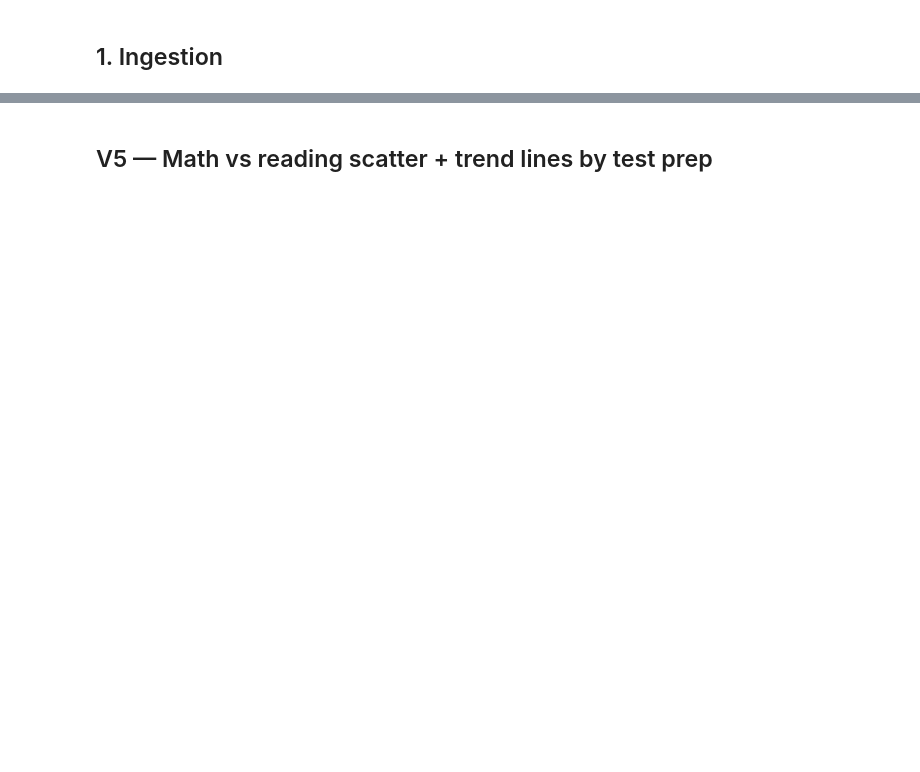
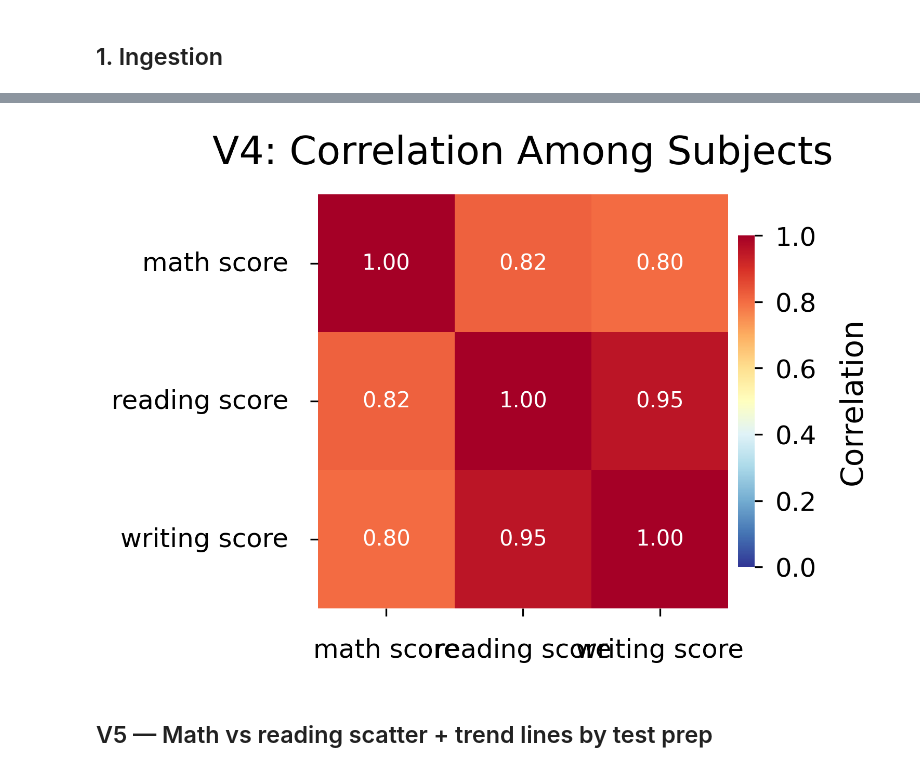
Before and after one commit to rasagyna1106/Principles_Data_Science, a Jupyter notebook: Student Performance/03_student_performance_visualizations.ipynb, the cells around one changed output, grey strips where cells are left out. Saved outputs shown, nothing was run; the diff lists cells and outputs as text; code cells hidden in the pictures; blank space fills up the shorter version.

```diff
--- a/Student Performance/03_student_performance_visualizations.ipynb
+++ b/Student Performance/03_student_performance_visualizations.ipynb
@@ -73,11 +124,17 @@ plt.show()
 # %%
 fig, ax = plt.subplots(figsize=(FIG_W, FIG_H), dpi=DPI)
-corr_df = df[["math score", "reading score", "writing score"]].rename(columns={"math score": "Math", "reading score": "Reading", "writing score": "Writing"})
-sns.heatmap(corr_df.corr(), annot=True, fmt=".2f", cmap="Blues", center=0.5, vmin=0.7, vmax=1, ax=ax, cbar_kws={"label": "Correlation"})
-ax.set_title("V4: Correlation — Math, Reading, Writing")
-plt.tight_layout()
+corr_df = df[["math score", "reading score", "writing score"]]
+sns.heatmap(corr_df.corr(), annot=True, fmt=".2f", cmap="RdYlBu_r", vmin=0, vmax=1, ax=ax,
+            cbar_kws={"label": "Correlation", "shrink": 0.8, "ticks": [0, 0.2, 0.4, 0.6, 0.8, 1.0], "pad": 0.02})
+ax.set_title("V4: Correlation Among Subjects", pad=14)
+ax.set_xticklabels(["math score", "reading score", "writing score"], rotation=0, ha="center")
+ax.set_yticklabels(["math score", "reading score", "writing score"], rotation=0)
+ax.tick_params(axis="x", pad=10); ax.tick_params(axis="y", pad=10)
+fig.tight_layout(pad=PAD)
 plt.savefig(os.path.join(FIG_DIR, "V4_subject_correlation_heatmap.png"), dpi=DPI, bbox_inches="tight")
 plt.show()
+# %% [output]
+[figure, added]
 # %% [markdown]
 ## V5 — Math vs reading scatter + trend lines by test prep
 # %%
```
Also changed, not shown: parts of 57 cells of this notebook.
